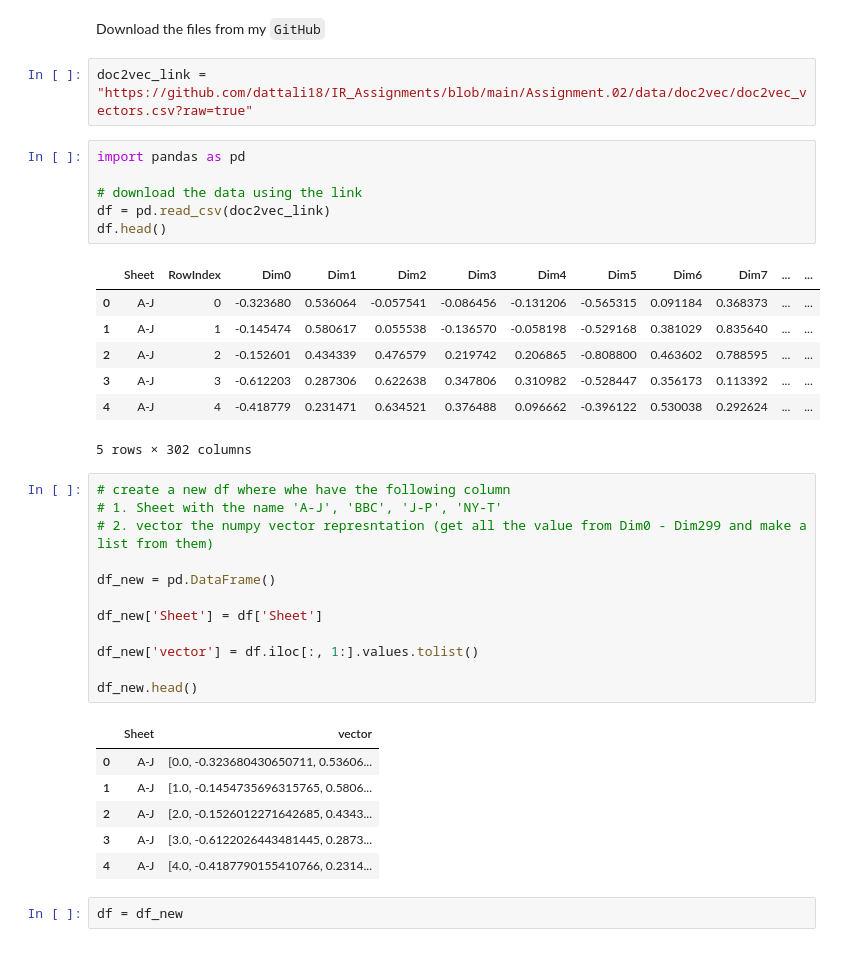
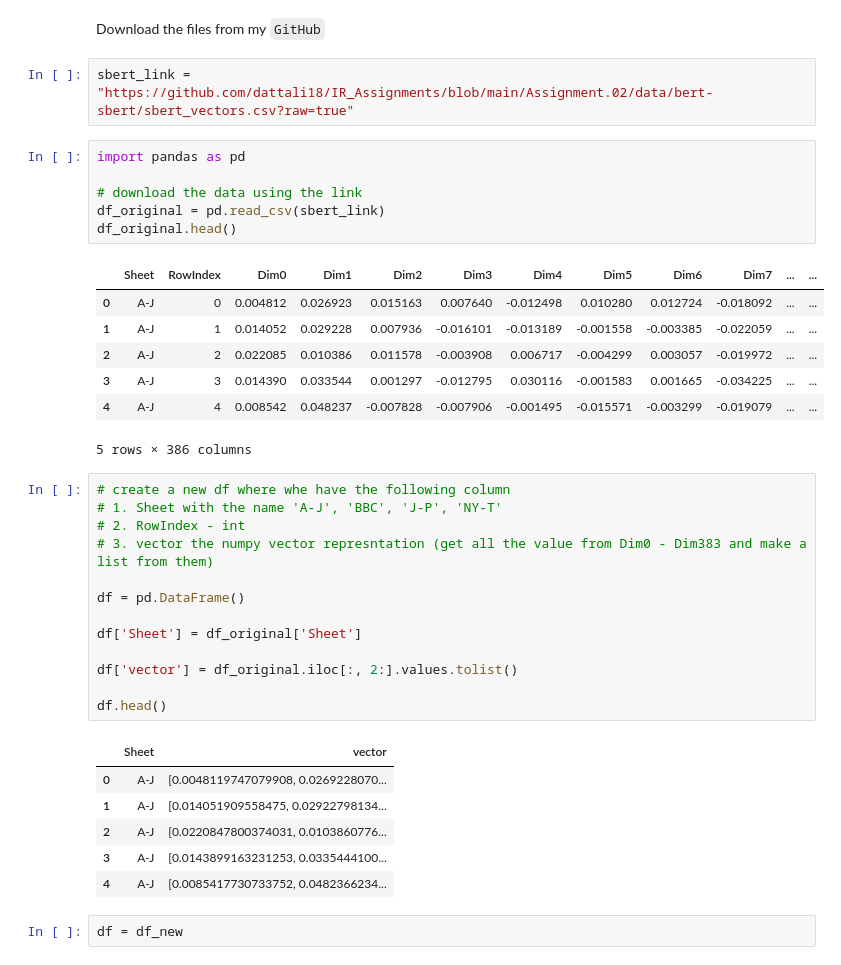
Before and after one commit to dattali18/IR_Assignments, a Jupyter notebook: Assignment.02/notebooks/IR_02_Clustering_SBERT.ipynb, the cells around one changed output. Drawn from its saved outputs; the diff is of its cells as text.

Commit message:
finished SBERT clustering

```diff
--- a/Assignment.02/notebooks/IR_02_Clustering_SBERT.ipynb
+++ b/Assignment.02/notebooks/IR_02_Clustering_SBERT.ipynb
@@ -54,40 +54,41 @@ warnings.filterwarnings("ignore")
 # %% [markdown]
 Download the files from my `GitHub`
 # %%
-doc2vec_link = "https://github.com/dattali18/IR_Assignments/blob/main/Assignment.02/data/doc2vec/doc2vec_vectors.csv?raw=true"
+sbert_link = "https://github.com/dattali18/IR_Assignments/blob/main/Assignment.02/data/bert-sbert/sbert_vectors.csv?raw=true"
 # %%
 import pandas as pd
 
 # download the data using the link
-df = pd.read_csv(doc2vec_link)
-df.head()
+df_original = pd.read_csv(sbert_link)
+df_original.head()
 # %% [output]
 |  | Sheet | RowIndex | Dim0 | Dim1 | Dim2 | Dim3 | Dim4 | Dim5 | Dim6 | Dim7 | ... | ... |
-| 0 | A-J | 0 | -0.323680 | 0.536064 | -0.057541 | -0.086456 | -0.131206 | -0.565315 | 0.091184 | 0.368373 | ... | ... |
-| 1 | A-J | 1 | -0.145474 | 0.580617 | 0.055538 | -0.136570 | -0.058198 | -0.529168 | 0.381029 | 0.835640 | ... | ... |
-| 2 | A-J | 2 | -0.152601 | 0.434339 | 0.476579 | 0.219742 | 0.206865 | -0.808800 | 0.463602 | 0.788595 | ... | ... |
-| 3 | A-J | 3 | -0.612203 | 0.287306 | 0.622638 | 0.347806 | 0.310982 | -0.528447 | 0.356173 | 0.113392 | ... | ... |
-| 4 | A-J | 4 | -0.418779 | 0.231471 | 0.634521 | 0.376488 | 0.096662 | -0.396122 | 0.530038 | 0.292624 | ... | ... |
+| 0 | A-J | 0 | 0.004812 | 0.026923 | 0.015163 | 0.007640 | -0.012498 | 0.010280 | 0.012724 | -0.018092 | ... | ... |
+| 1 | A-J | 1 | 0.014052 | 0.029228 | 0.007936 | -0.016101 | -0.013189 | -0.001558 | -0.003385 | -0.022059 | ... | ... |
+| 2 | A-J | 2 | 0.022085 | 0.010386 | 0.011578 | -0.003908 | 0.006717 | -0.004299 | 0.003057 | -0.019972 | ... | ... |
+| 3 | A-J | 3 | 0.014390 | 0.033544 | 0.001297 | -0.012795 | 0.030116 | -0.001583 | 0.001665 | -0.034225 | ... | ... |
+| 4 | A-J | 4 | 0.008542 | 0.048237 | -0.007828 | -0.007906 | -0.001495 | -0.015571 | -0.003299 | -0.019079 | ... | ... |
-5 rows × 302 columns
+5 rows × 386 columns
 # %%
 # create a new df where whe have the following column
 # 1. Sheet with the name 'A-J', 'BBC', 'J-P', 'NY-T'
-# 2. vector the numpy vector represntation (get all the value from Dim0 - Dim299 and make a list from them)
+# 2. RowIndex - int
+# 3. vector the numpy vector represntation (get all the value from Dim0 - Dim383 and make a list from them)
 
-df_new = pd.DataFrame()
+df = pd.DataFrame()
 
-df_new['Sheet'] = df['Sheet']
+df['Sheet'] = df_original['Sheet']
 
-df_new['vector'] = df.iloc[:, 1:].values.tolist()
+df['vector'] = df_original.iloc[:, 2:].values.tolist()
 
-df_new.head()
+df.head()
 # %% [output]
 |  | Sheet | vector |
-| 0 | A-J | [0.0, -0.323680430650711, 0.53606... |
-| 1 | A-J | [1.0, -0.1454735696315765, 0.5806... |
-| 2 | A-J | [2.0, -0.1526012271642685, 0.4343... |
-| 3 | A-J | [3.0, -0.6122026443481445, 0.2873... |
-| 4 | A-J | [4.0, -0.4187790155410766, 0.2314... |
+| 0 | A-J | [0.0048119747079908, 0.0269228070... |
+| 1 | A-J | [0.014051909558475, 0.02922798134... |
+| 2 | A-J | [0.0220847800374031, 0.0103860776... |
+| 3 | A-J | [0.0143899163231253, 0.0335444100... |
+| 4 | A-J | [0.0085417730733752, 0.0482366234... |
 # %%
 df = df_new
 # %%
```
Also changed, not shown: parts of 11 cells of this notebook.
